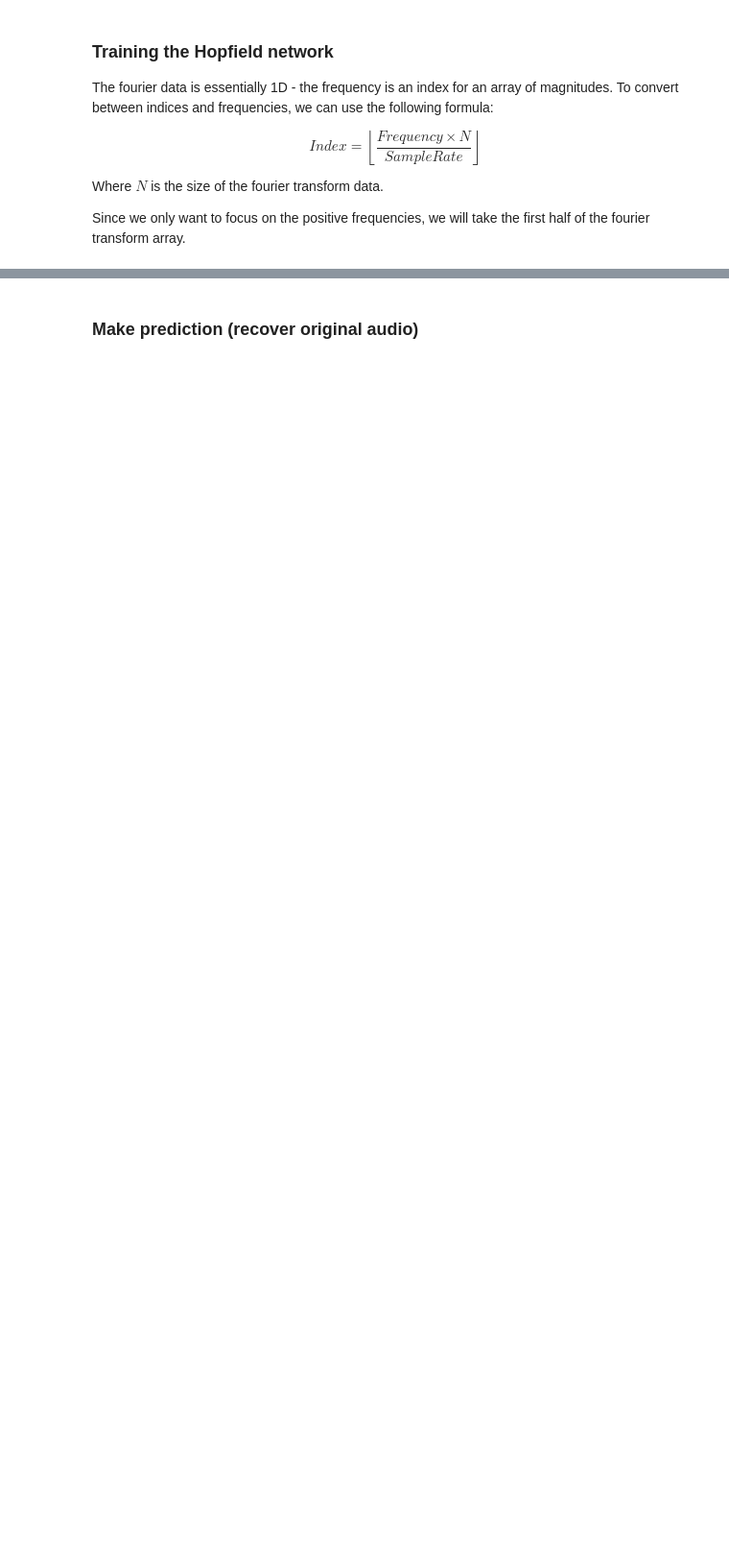
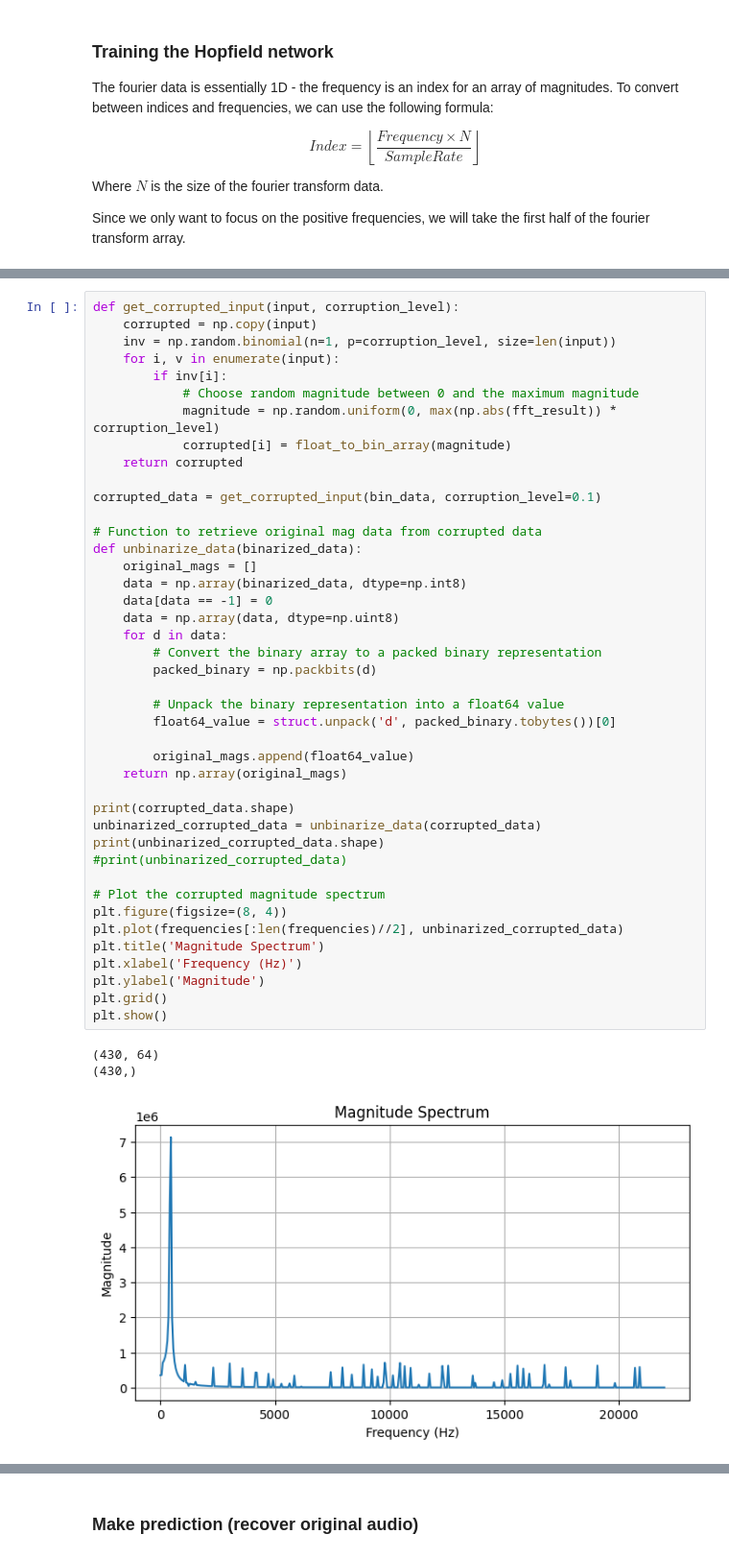
Before and after one commit to tim-manley/Applications-of-Hopfield-Networks, a Jupyter notebook: pitch_denoising.ipynb, the cells around one changed output, grey strips where cells are left out. Shown at 96% size. Cells and saved outputs as stored; diff of their text form; blank space fills up the shorter version.

```diff
--- a/pitch_denoising.ipynb
+++ b/pitch_denoising.ipynb
@@ -77,0 +113,46 @@ Hebb rule step done
+# %%
+def get_corrupted_input(input, corruption_level):
+    corrupted = np.copy(input)
+    inv = np.random.binomial(n=1, p=corruption_level, size=len(input))
+    for i, v in enumerate(input):
+        if inv[i]:
+            # Choose random magnitude between 0 and the maximum magnitude
+            magnitude = np.random.uniform(0, max(np.abs(fft_result)) * corruption_level)
+            corrupted[i] = float_to_bin_array(magnitude)
+    return corrupted
+
+corrupted_data = get_corrupted_input(bin_data, corruption_level=0.1)
+
+# Function to retrieve original mag data from corrupted data
+def unbinarize_data(binarized_data):
+    original_mags = []
+    data = np.array(binarized_data, dtype=np.int8)
+    data[data == -1] = 0
+    data = np.array(data, dtype=np.uint8)
+    for d in data:
+        # Convert the binary array to a packed binary representation
+        packed_binary = np.packbits(d)
+
+        # Unpack the binary representation into a float64 value
+        float64_value = struct.unpack('d', packed_binary.tobytes())[0]
+
+        original_mags.append(float64_value)
+    return np.array(original_mags)
+
+print(corrupted_data.shape)
+unbinarized_corrupted_data = unbinarize_data(corrupted_data)
+print(unbinarized_corrupted_data.shape)
+#print(unbinarized_corrupted_data)
+
+# Plot the corrupted magnitude spectrum
+plt.figure(figsize=(8, 4))
+plt.plot(frequencies[:len(frequencies)//2], unbinarized_corrupted_data)
+plt.title('Magnitude Spectrum')
+plt.xlabel('Frequency (Hz)')
+plt.ylabel('Magnitude')
+plt.grid()
+plt.show()
+# %% [output]
+(430, 64)
+(430,)
+[figure, added]
```
Also changed, not shown: parts of 12 cells of this notebook, 7 other files.
